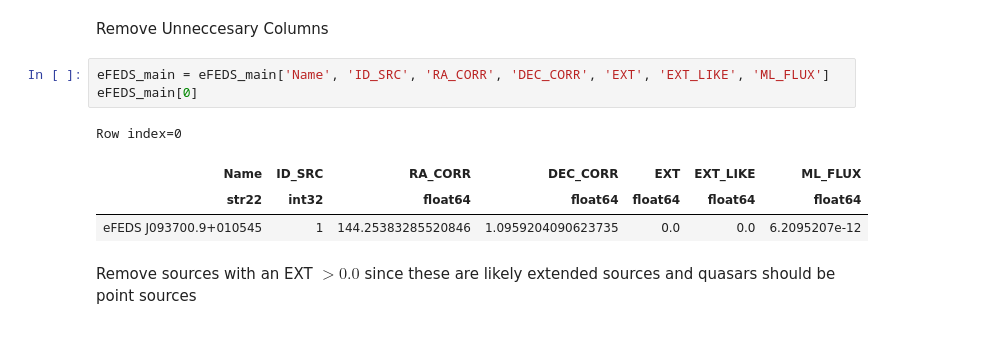
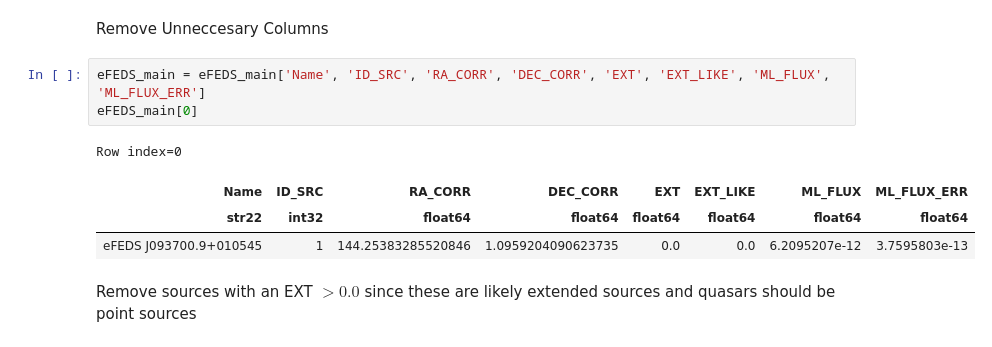
Before and after one commit to TobyWallage/Gaia_vs_eFEDS, a Jupyter notebook: Filter_Tables.ipynb, the cells around one changed output. Drawn from its saved outputs; the diff is of its cells as text.

```diff
--- a/Filter_Tables.ipynb
+++ b/Filter_Tables.ipynb
@@ -153,13 +153,13 @@ Table length=1
 # %% [markdown]
 Remove Unneccesary Columns
 # %%
-eFEDS_main = eFEDS_main['Name', 'ID_SRC', 'RA_CORR', 'DEC_CORR', 'EXT', 'EXT_LIKE', 'ML_FLUX']
+eFEDS_main = eFEDS_main['Name', 'ID_SRC', 'RA_CORR', 'DEC_CORR', 'EXT', 'EXT_LIKE', 'ML_FLUX', 'ML_FLUX_ERR']
 eFEDS_main[0]
 # %% [output]
 Row index=0
-| Name | ID_SRC | RA_CORR | DEC_CORR | EXT | EXT_LIKE | ML_FLUX |
-| str22 | int32 | float64 | float64 | float64 | float64 | float64 |
-| eFEDS J093700.9+010545 | 1 | 144.25383285520846 | 1.0959204090623735 | 0.0 | 0.0 | 6.2095207e-12 |
+| Name | ID_SRC | RA_CORR | DEC_CORR | EXT | EXT_LIKE | ML_FLUX | ML_FLUX_ERR |
+| str22 | int32 | float64 | float64 | float64 | float64 | float64 | float64 |
+| eFEDS J093700.9+010545 | 1 | 144.25383285520846 | 1.0959204090623735 | 0.0 | 0.0 | 6.2095207e-12 | 3.7595803e-13 |
 # %% [markdown]
 Remove sources with an EXT $> 0.0$
 since these are likely extended sources and quasars should be point sources
```
Also changed, not shown: parts of 2 cells of this notebook, 25 other files.
